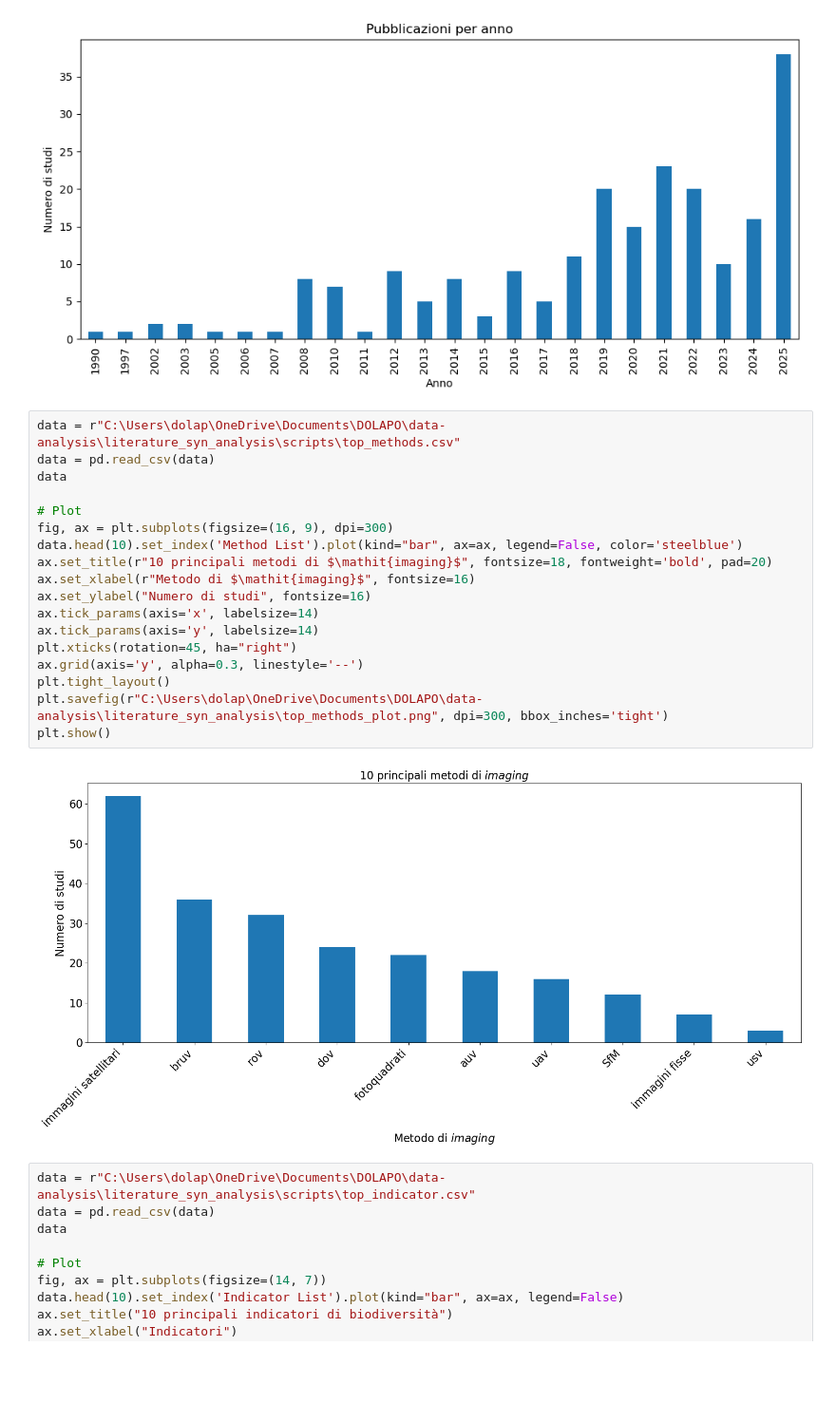
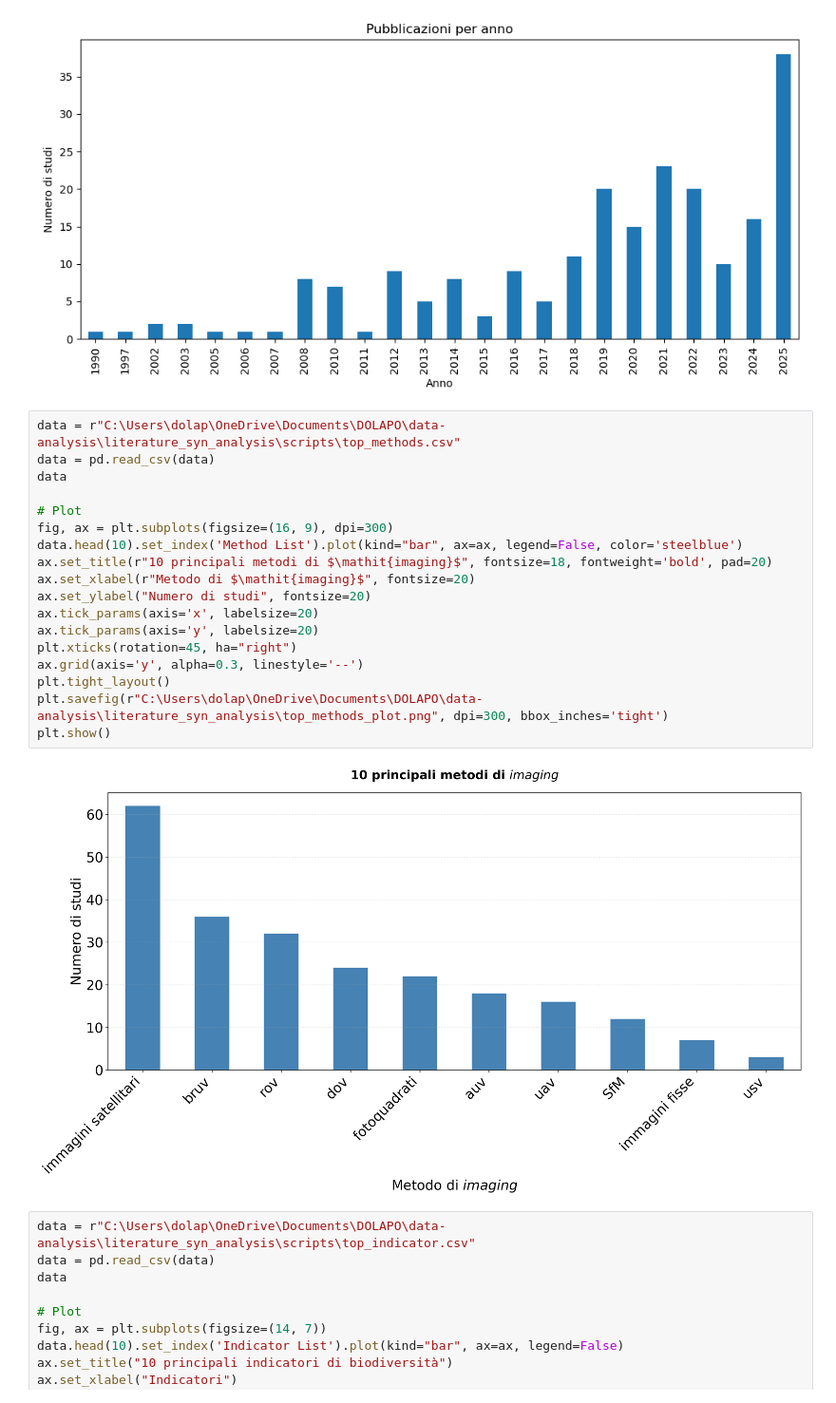
Before and after one commit to DolapoSalim/literature_syn_analysis, a Jupyter notebook: scripts/load_data.ipynb, the cells around one changed output. Shown at 95% size. Saved outputs shown, nothing was run; the diff lists cells and outputs as text; blank space fills up the shorter version.

Commit message:
created plot files

```diff
--- a/scripts/load_data.ipynb
+++ b/scripts/load_data.ipynb
@@ -171,23 +171,23 @@ plt.show()
 # %%
 data = r"C:\Users\dolap\OneDrive\Documents\DOLAPO\data-analysis\literature_syn_analysis\scripts\top_methods.csv"
 data = pd.read_csv(data)
 data
 
 # Plot
 fig, ax = plt.subplots(figsize=(16, 9), dpi=300)
 data.head(10).set_index('Method List').plot(kind="bar", ax=ax, legend=False, color='steelblue')
 ax.set_title(r"10 principali metodi di $\mathit{imaging}$", fontsize=18, fontweight='bold', pad=20)
-ax.set_xlabel(r"Metodo di $\mathit{imaging}$", fontsize=16)
-ax.set_ylabel("Numero di studi", fontsize=16)
-ax.tick_params(axis='x', labelsize=14)
-ax.tick_params(axis='y', labelsize=14)
+ax.set_xlabel(r"Metodo di $\mathit{imaging}$", fontsize=20)
+ax.set_ylabel("Numero di studi", fontsize=20)
+ax.tick_params(axis='x', labelsize=20)
+ax.tick_params(axis='y', labelsize=20)
 plt.xticks(rotation=45, ha="right")
 ax.grid(axis='y', alpha=0.3, linestyle='--')
 plt.tight_layout()
 plt.savefig(r"C:\Users\dolap\OneDrive\Documents\DOLAPO\data-analysis\literature_syn_analysis\top_methods_plot.png", dpi=300, bbox_inches='tight')
 plt.show()
 # %% [output]
-[figure, old version]
+[figure, new version]
 # %%
 data = r"C:\Users\dolap\OneDrive\Documents\DOLAPO\data-analysis\literature_syn_analysis\scripts\top_indicator.csv"
 data = pd.read_csv(data)
```
Also changed, not shown: 1 other file.
